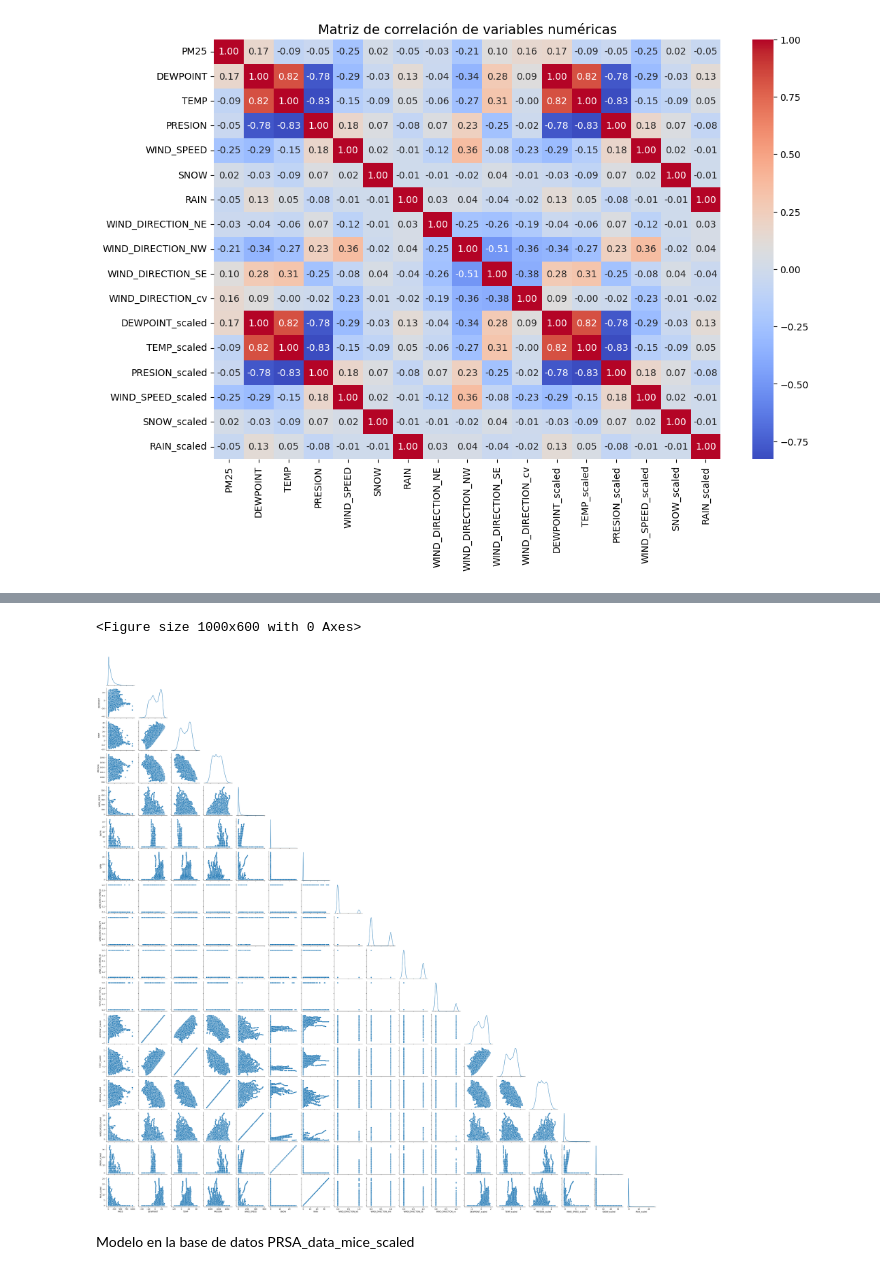
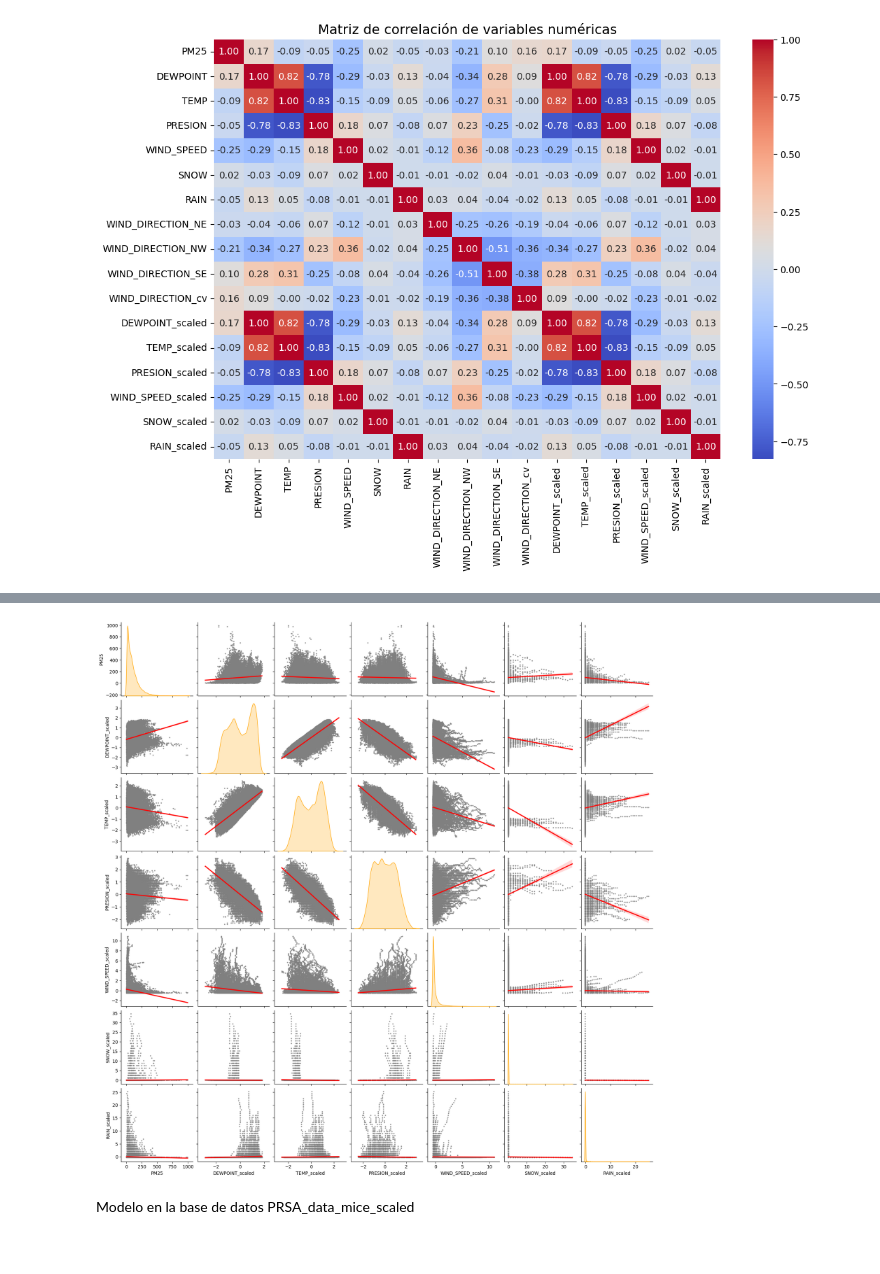
Before and after one commit to gapalfaro-cmyk/Proyecto-de-fin-de-modulo-5---Alfaro-Badillo-Cruz-Perez-Rupit, a Jupyter notebook: Entregable_Tarea_5_2_Alfaro_Badillo_Cruz_Perez_Rupit.ipynb, the cells around one changed output, grey strips where cells are left out. Saved outputs shown, nothing was run; the diff lists cells and outputs as text; code cells hidden in the pictures.

```diff
--- a/Entregable_Tarea_5_2_Alfaro_Badillo_Cruz_Perez_Rupit.ipynb
+++ b/Entregable_Tarea_5_2_Alfaro_Badillo_Cruz_Perez_Rupit.ipynb
@@ -132,29 +143,20 @@ plt.show()
 # %%
 # Eliminar las columnas que no son para la regresión
+# Las gráficas de las columnas escaladas vs las que no lo están son iguales
 df_clean_num = df_clean.drop(columns=["NO", "YEAR", "MONTH", "DAY", "HOUR", "WIND_DIRECTION", "FECHA", "FECHA_SIN_H"])
 
-df_clean_num_scaled = df_clean_num.drop(columns=["DEWPOINT", "TEMP", "PRESION", "WIND_SPEED", "SNOW", "RAIN"])
+df_clean_num_scaled = df_clean_num.drop(columns=["DEWPOINT", "TEMP", "PRESION", "WIND_SPEED", "SNOW", "RAIN", "WIND_DIRECTION_NE", "WIND_DIRECTION_NW", "WIND_DIRECTION_SE", "WIND_DIRECTION_cv"])
 
-sns.pairplot(df_clean_num_scaled, diag_kind='kde', kind="reg", plot_kws={"line_kws": {"color": "red"}})
-#plt.show()
+sns.pairplot(
+    df_clean_num_scaled,
+    diag_kws={"color": "orange"},
+    diag_kind='kde',
+    kind="reg",
+    plot_kws={"scatter_kws":{"color":"grey", "s":3},  "line_kws": {"color": "red"}}
+    )
+plt.show()
+# %% [output]
+[figure, added]
-# %%
-# Crear figura con tamaño controlado
-plt.figure(figsize=(10, 6))   # ajusta ancho y alto según
-
-g = sns.PairGrid(
-    df_clean[["PM25", "DEWPOINT", "TEMP", "PRESION", "WIND_SPEED", "SNOW", "RAIN", "WIND_DIRECTION_NE", "WIND_DIRECTION_NW", "WIND_DIRECTION_SE", "WIND_DIRECTION_cv",
-                           "DEWPOINT_scaled", "TEMP_scaled", "PRESION_scaled", "WIND_SPEED_scaled", "SNOW_scaled", "RAIN_scaled"
-              ]],
-              diag_sharey=False,
-              corner=True
-                )
-g.map_diag(sns.kdeplot)
-g.map_lower(sns.scatterplot)
-
-plt.show()
-# %% [output]
-<Figure size 1000x600 with 0 Axes>
-[figure, removed]
 # %%
 #Modelo de Regresión Lineal
 #from sklearn.linear_model import LinearRegression
```
Also changed, not shown: parts of 10 cells of this notebook.
